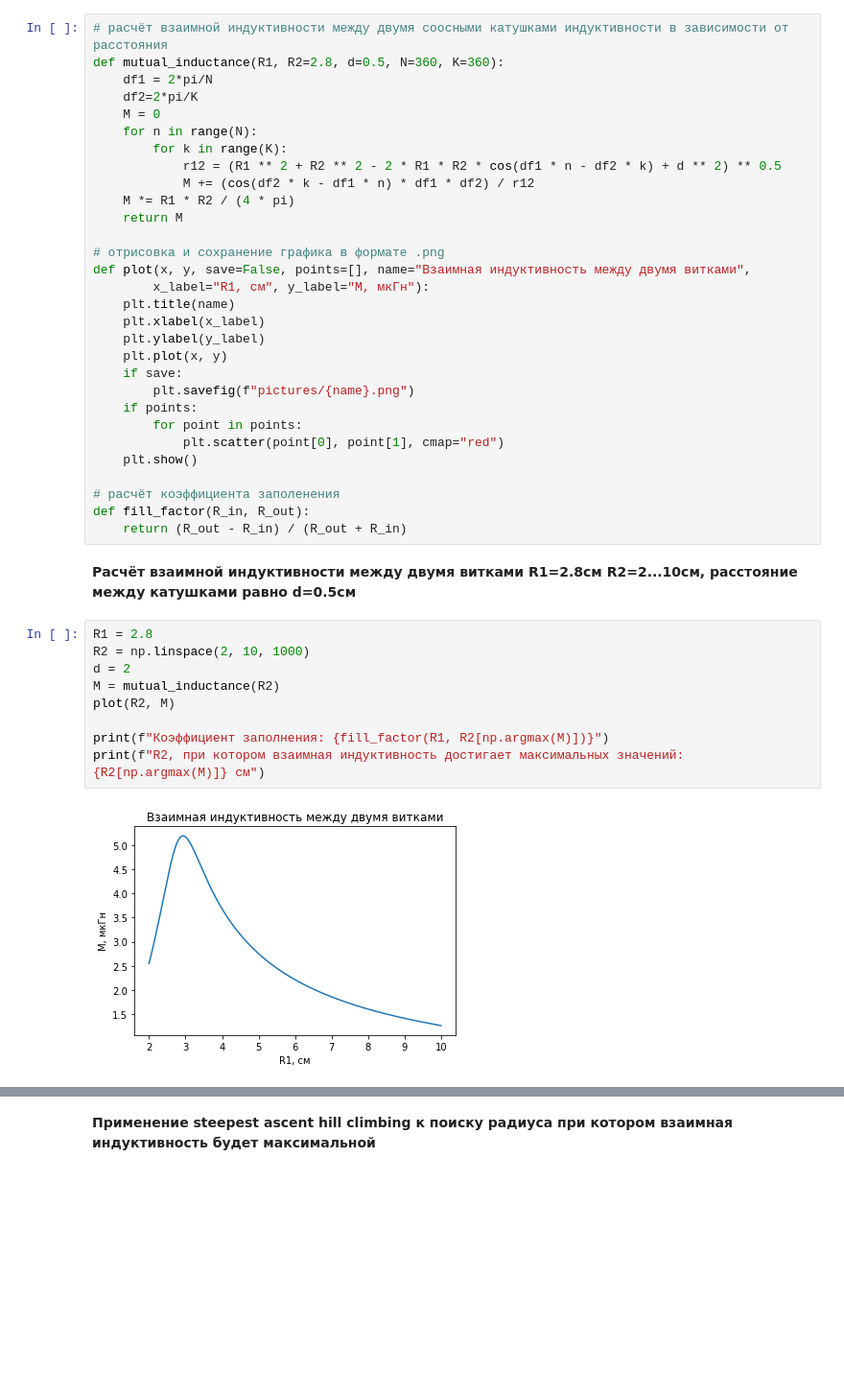
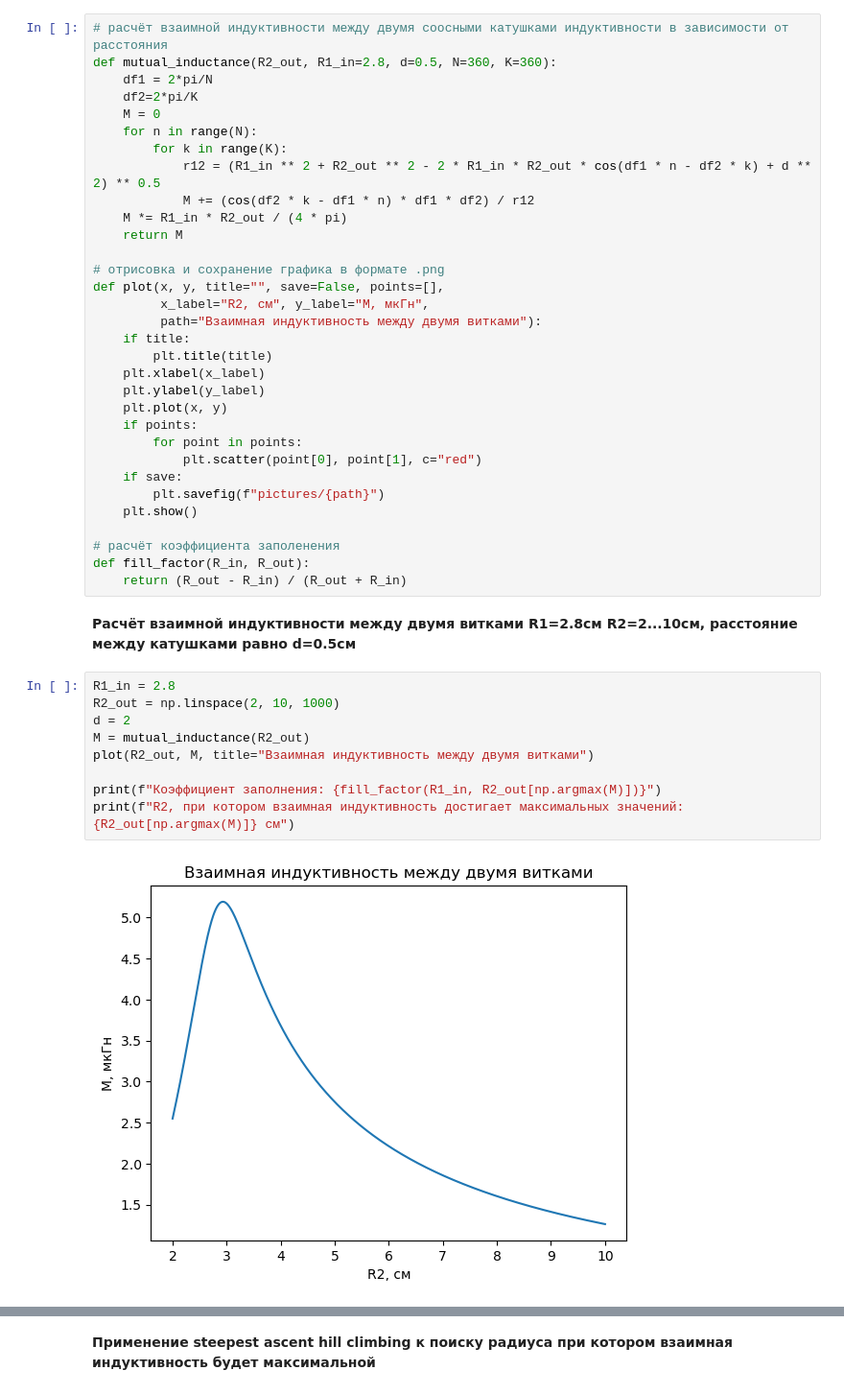
Before and after one commit to AndreyMorozov42/coil-optimization-algorithms, a Jupyter notebook: mutual_inductance_two_turns.ipynb, the cells around one changed output, grey strips where cells are left out. Shown: that part at 96% size. Saved outputs shown, nothing was run; the diff lists cells and outputs as text; blank space fills up the shorter version.

```diff
--- a/mutual_inductance_two_turns.ipynb
+++ b/mutual_inductance_two_turns.ipynb
@@ -5,29 +4,31 @@ import matplotlib.pyplot as plt
 from numpy import cos, pi
 # %%
 # расчёт взаимной индуктивности между двумя соосными катушками индуктивности в зависимости от расстояния
-def mutual_inductance(R1, R2=2.8, d=0.5, N=360, K=360):
+def mutual_inductance(R2_out, R1_in=2.8, d=0.5, N=360, K=360):
     df1 = 2*pi/N
     df2=2*pi/K
     M = 0
     for n in range(N):
         for k in range(K):
-            r12 = (R1 ** 2 + R2 ** 2 - 2 * R1 * R2 * cos(df1 * n - df2 * k) + d ** 2) ** 0.5
+            r12 = (R1_in ** 2 + R2_out ** 2 - 2 * R1_in * R2_out * cos(df1 * n - df2 * k) + d ** 2) ** 0.5
             M += (cos(df2 * k - df1 * n) * df1 * df2) / r12
-    M *= R1 * R2 / (4 * pi)
+    M *= R1_in * R2_out / (4 * pi)
     return M
 
 # отрисовка и сохранение графика в формате .png
-def plot(x, y, save=False, points=[], name="Взаимная индуктивность между двумя витками",
-        x_label="R1, см", y_label="M, мкГн"):
-    plt.title(name)
+def plot(x, y, title="", save=False, points=[],
+         x_label="R2, см", y_label="M, мкГн",
+         path="Взаимная индуктивность между двумя витками"):
+    if title:
+        plt.title(title)
     plt.xlabel(x_label)
     plt.ylabel(y_label)
     plt.plot(x, y)
-    if save:
-        plt.savefig(f"pictures/{name}.png")
     if points:
         for point in points:
-            plt.scatter(point[0], point[1], cmap="red")
+            plt.scatter(point[0], point[1], c="red")
+    if save:
+        plt.savefig(f"pictures/{path}")
     plt.show()
 
 # расчёт коэффициента заполенения
@@ -36,16 +37,16 @@ def fill_factor(R_in, R_out):
 # %% [markdown]
 **Расчёт взаимной индуктивности между двумя витками R1=2.8см R2=2...10см, расстояние между катушками равно d=0.5см**
 # %%
-R1 = 2.8
-R2 = np.linspace(2, 10, 1000)
+R1_in = 2.8
+R2_out = np.linspace(2, 10, 1000)
 d = 2
-M = mutual_inductance(R2)
-plot(R2, M)
+M = mutual_inductance(R2_out)
+plot(R2_out, M, title="Взаимная индуктивность между двумя витками")
 
-print(f"Коэффициент заполнения: {fill_factor(R1, R2[np.argmax(M)])}")
-print(f"R2, при котором взаимная индуктивность достигает максимальных значений: {R2[np.argmax(M)]} см")
+print(f"Коэффициент заполнения: {fill_factor(R1_in, R2_out[np.argmax(M)])}")
+print(f"R2, при котором взаимная индуктивность достигает максимальных значений: {R2_out[np.argmax(M)]} см")
 # %% [output]
-[figure, old version]
+[figure, new version]
 Коэффициент заполнения: 0.02250489236790609
 R2, при котором взаимная индуктивность достигает максимальных значений: 2.928928928928929 см
 # %% [markdown]
```
Also changed, not shown: parts of 3 cells of this notebook, 1 other file.
